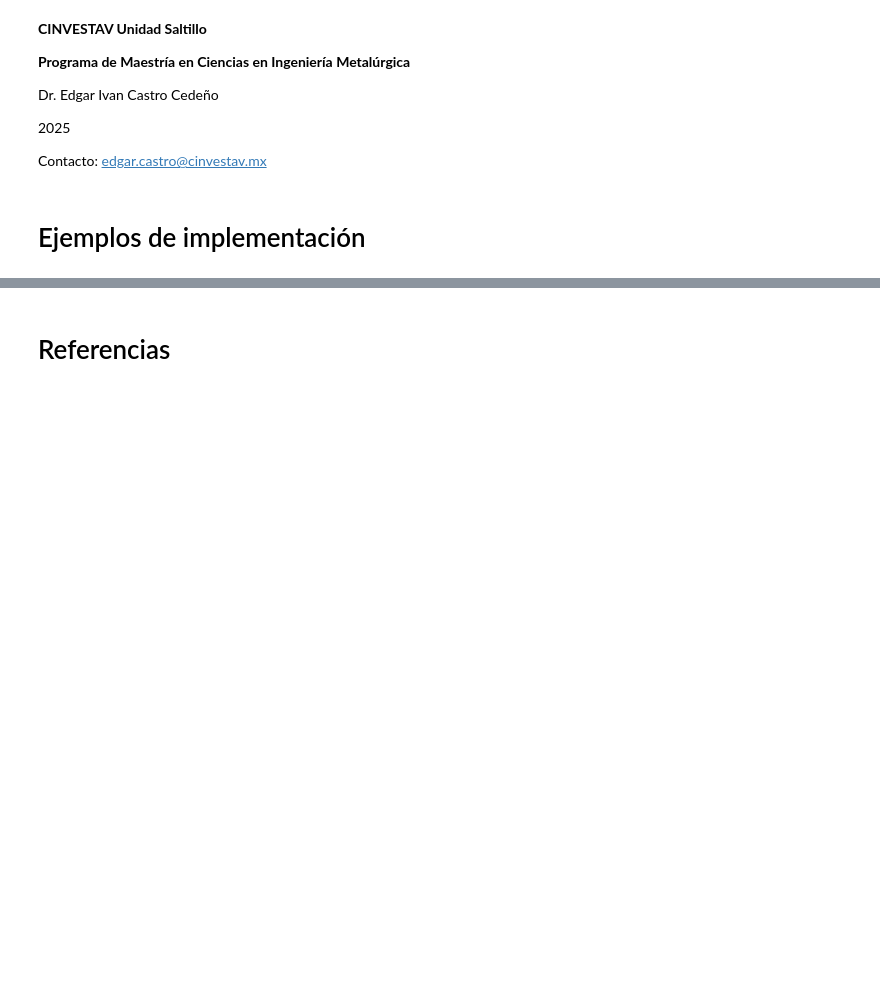
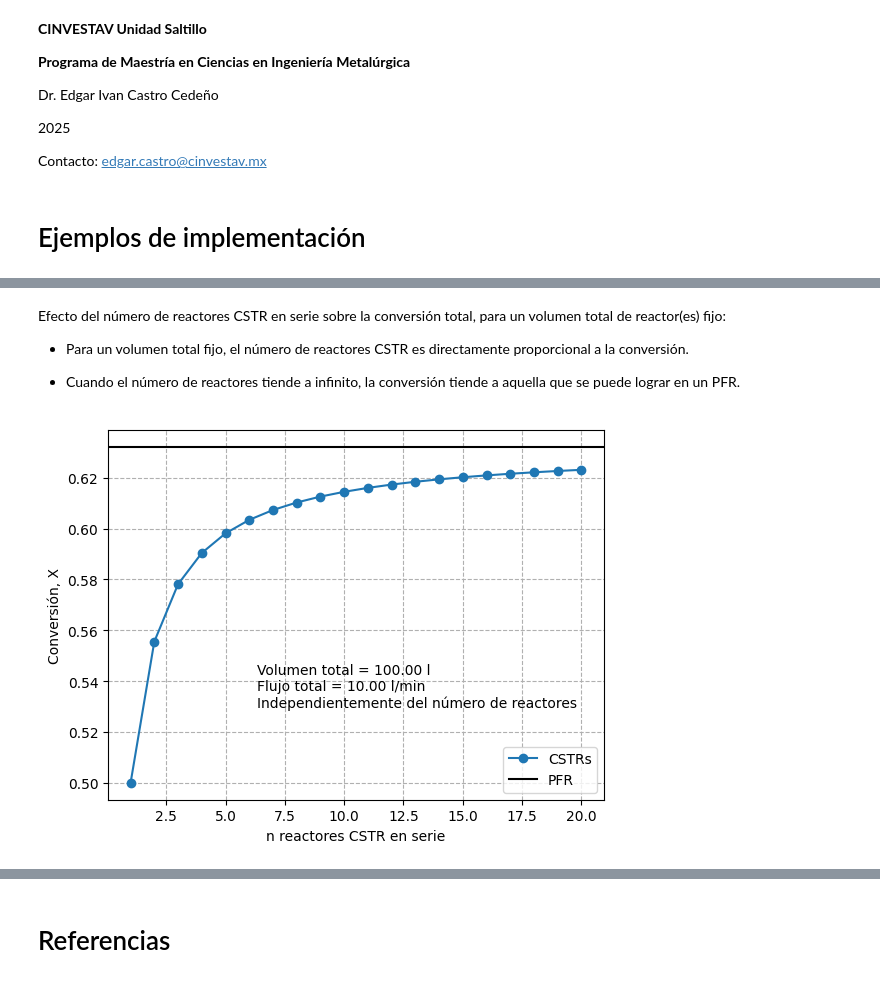
Before and after one commit to eicastroc/Kin_Cinvestav_IngMetalurgica, a Jupyter notebook: 03_Reactores/03a_reactores_Serie_Paralelo.ipynb, the cells around one changed output, grey strips where cells are left out. Cells and saved outputs as stored; diff of their text form; code cells hidden in the pictures; blank space fills up the shorter version.

Commit message:
work_on_series_parallel

```diff
--- a/03_Reactores/03a_reactores_Serie_Paralelo.ipynb
+++ b/03_Reactores/03a_reactores_Serie_Paralelo.ipynb
@@ -29,15 +34,0 @@ def rAo1(k, C0, X):
-# %%
-# Entrada
-FA0 = 1 # [mol.s-1]
-k = 10
-c0 = 1
-X = np.linspace(0, 0.8, 50)
-
-rA = rAo1(k, c0, X)
-
-# Creación de DataFrame con datos de interés
-df = pd.DataFrame({"X": X, '-rA': -rA})
-df['1/-rA'] = 1/df['-rA'] # [(mol-1.m3).s]
-df['F/-rA'] = FA0 * df['1/-rA'] # [m3]
-
-display(df)
@@ -125,0 +35,50 @@ Overall conversion in PFR: 0.8647
+# %% [markdown]
+Efecto del número de reactores CSTR en serie sobre la conversión total, para un volumen total de reactor(es) fijo:
+
+- Para un volumen total fijo, el número de reactores CSTR es directamente proporcional a la conversión.
+
+- Cuando el número de reactores tiende a infinito, la conversión tiende a aquella que se puede lograr en un PFR.
+# %%
+# Parameters
+num_reactors = 20
+
+ind_reactors = np.arange(1, num_reactors + 1)
+X_reactors = []
+
+for ind in ind_reactors:
+    cstr_ind, cstr_X = cstr.cstrInSeriesX(
+        ind,
+        k,
+        C_in,
+        Q,
+        V_total,
+        order
+    )
+    X_reactors.append(cstr_X[-1])
+X_reactors = np.array(X_reactors)
+
+pfr_ind, pfr_X = pfr.pfrInSeriesX(
+    1,
+    k,
+    C_in,
+    Q,
+    V_total,
+    order
+)
+
+fig, ax = plt.subplots()
+ax.plot(ind_reactors, X_reactors, marker='o', label='CSTRs')
+ax.axhline(pfr_X[-1], color='k', label="PFR")
+ax.set(
+    xlabel="n reactores CSTR en serie",
+    ylabel="Conversión, X",
+)
+n1 = f"Volumen total = {V_total:.2f} l \n"
+n2 = f"Flujo total = {Q:.2f} l/min \n"
+n3 = "Independientemente del número de reactores"
+ax.annotate("".join([n1, n2, n3]), xy=(0.3, 0.25), xycoords='axes fraction')
+ax.grid(ls='--')
+ax.legend()
+plt.show()
+# %% [output]
+[figure, added]
```
Also changed, not shown: parts of 22 cells of this notebook, 4 other files.
